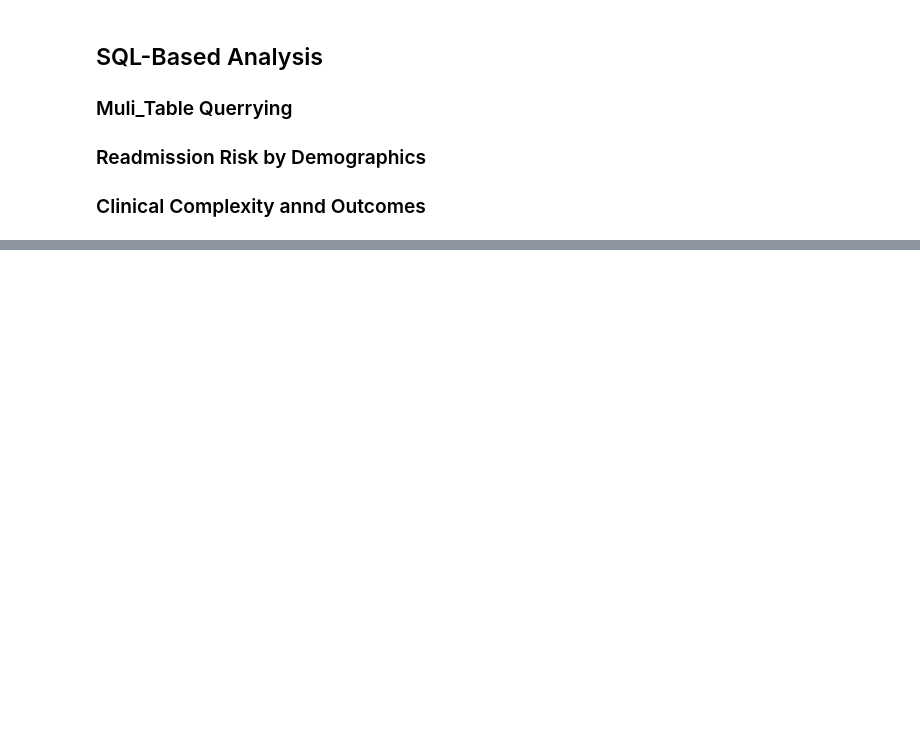
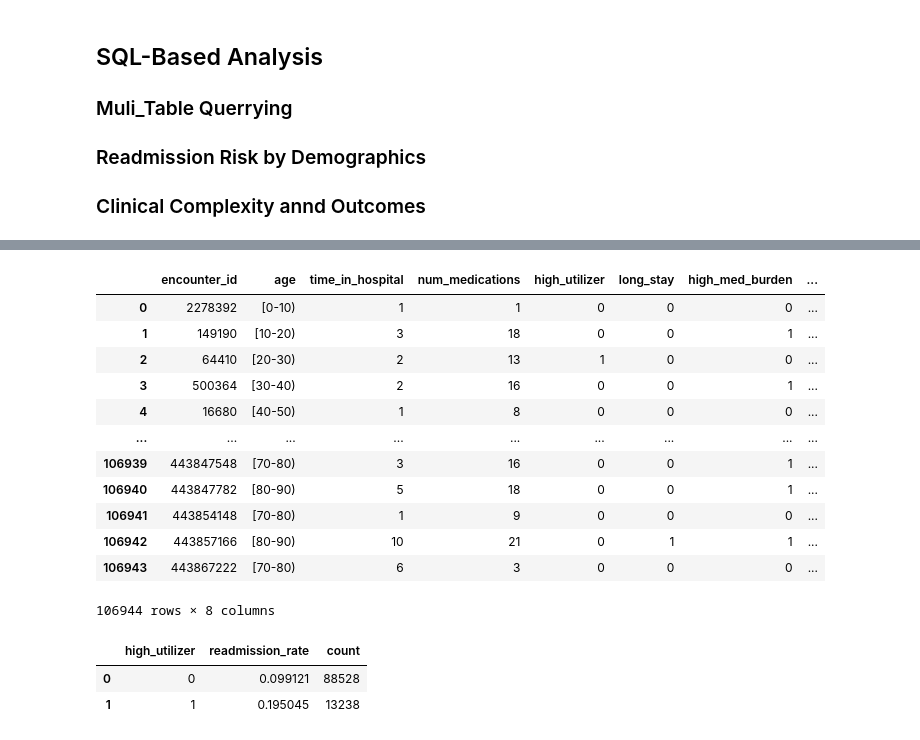
Before and after one commit to brakonsc/patient-readmission-risk-predictor, a Jupyter notebook: notebooks/02_sql_analysis.ipynb, the cells around one changed output, grey strips where cells are left out. Cells and saved outputs as stored; diff of their text form; code cells hidden in the pictures; blank space fills up the shorter version.

```diff
--- a/notebooks/02_sql_analysis.ipynb
+++ b/notebooks/02_sql_analysis.ipynb
@@ -232,0 +316,71 @@ plt.show()
+# %%
+#Combined cohorts
+
+pd.read_sql("""
+SELECT e.encounter_id,
+        p.age,
+        e.time_in_hospital,
+        u.num_medications,
+
+        CASE
+            WHEN (u.number_outpatient + u.number_inpatient) >=3 THEN 1 ELSE 0
+        END AS high_utilizer,
+
+        CASE
+            WHEN e.time_in_hospital >= 7 THEN 1 ELSE 0
+        END AS long_stay,
+
+        CASE
+            WHEN u.num_medications >= 15 THEN 1 ELSE 0
+        END AS high_med_burden,
+
+        CASE
+            WHEN e.readmitted = '<30' THEN 1 ELSE 0
+        END AS readmitted_flag
+
+FROM encounters e
+JOIN patient_table p ON e.patient_nbr = p.patient_nbr
+JOIN utilization u ON e.encounter_id = u.encounter_id;
+""", conn)
+# %% [output]
+|  | encounter_id | age | time_in_hospital | num_medications | high_utilizer | long_stay | high_med_burden | ... |
+| 0 | 2278392 | [0-10) | 1 | 1 | 0 | 0 | 0 | ... |
+| 1 | 149190 | [10-20) | 3 | 18 | 0 | 0 | 1 | ... |
+| 2 | 64410 | [20-30) | 2 | 13 | 1 | 0 | 0 | ... |
+| 3 | 500364 | [30-40) | 2 | 16 | 0 | 0 | 1 | ... |
+| 4 | 16680 | [40-50) | 1 | 8 | 0 | 0 | 0 | ... |
+| ... | ... | ... | ... | ... | ... | ... | ... | ... |
+| 106939 | 443847548 | [70-80) | 3 | 16 | 0 | 0 | 1 | ... |
+| 106940 | 443847782 | [80-90) | 5 | 18 | 0 | 0 | 1 | ... |
+| 106941 | 443854148 | [70-80) | 1 | 9 | 0 | 0 | 0 | ... |
+| 106942 | 443857166 | [80-90) | 10 | 21 | 0 | 1 | 1 | ... |
+| 106943 | 443867222 | [70-80) | 6 | 3 | 0 | 0 | 0 | ... |
+106944 rows × 8 columns
+# %%
+#Readmission Rate
+
+pd.read_sql("""
+SELECT
+    high_utilizer,
+    AVG(readmitted_flag) as readmission_rate,
+    COUNT(*) as count
+FROM (
+    SELECT e.encounter_id,
+            CASE
+                WHEN (u.number_outpatient + u.number_inpatient) >= 3 THEN 1
+                ELSE 0
+            END as high_utilizer,
+            CASE
+                WHEN e.readmitted = '<30' THEN 1
+                ELSE 0
+            END as readmitted_flag
+    FROM encounters e
+    JOIN utilization u
+        ON e.encounter_id = u.encounter_id
+)
+GROUP BY high_utilizer;
+""", conn)
+# %% [output]
+|  | high_utilizer | readmission_rate | count |
+| 0 | 0 | 0.099121 | 88528 |
+| 1 | 1 | 0.195045 | 13238 |
```
Also changed, not shown: parts of 9 cells of this notebook.
